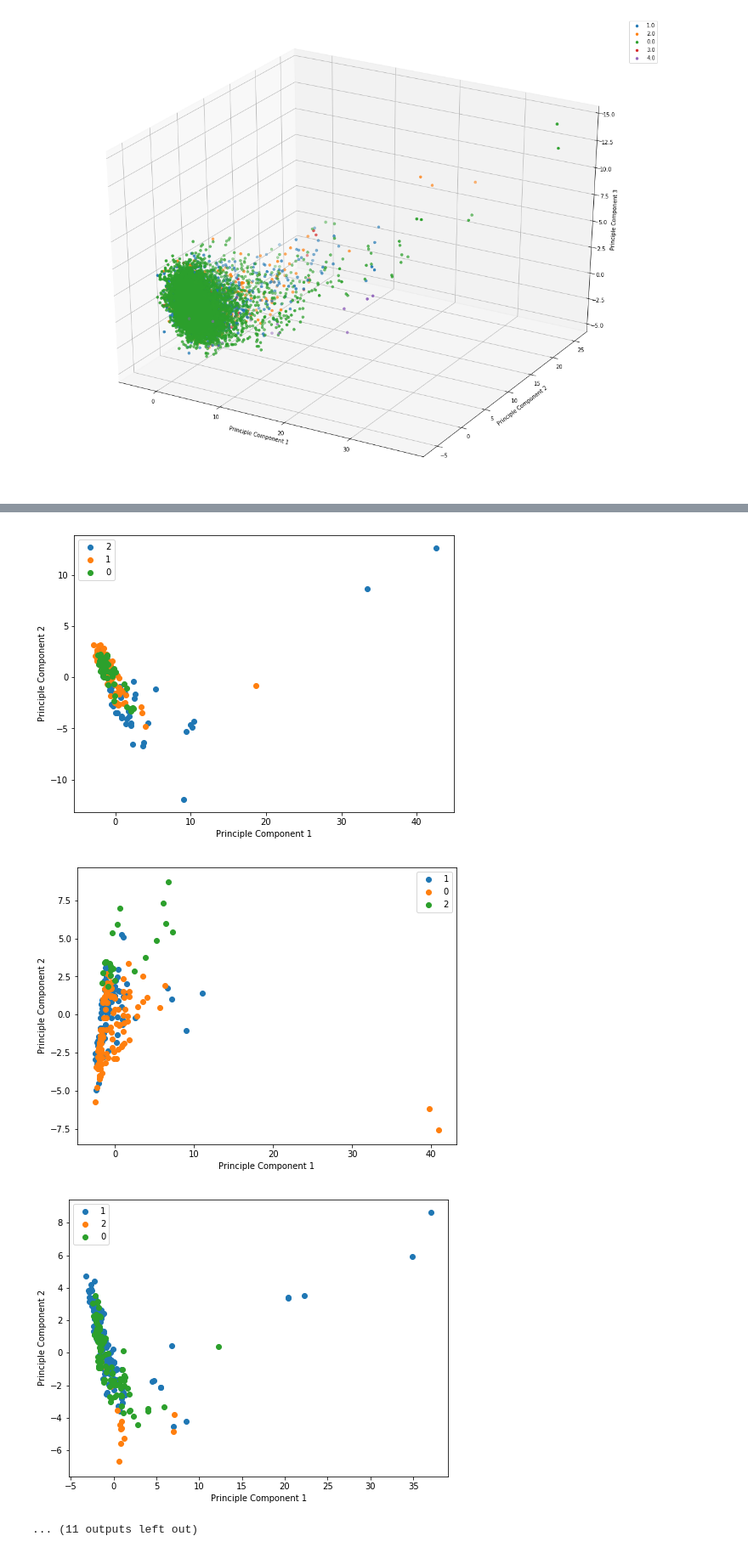
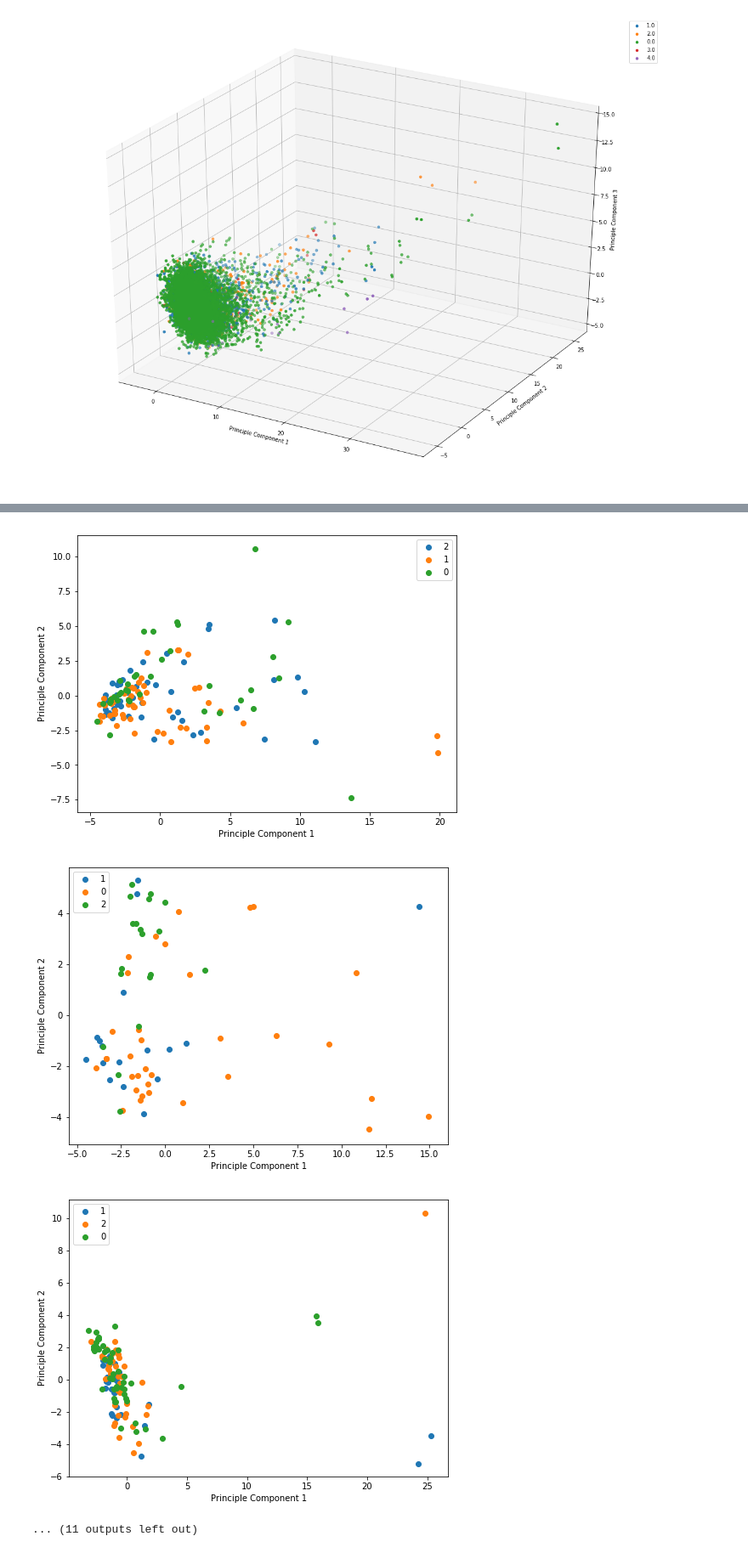
Before and after one commit to nshawen/CIS_PD, a Jupyter notebook: WatchDataPCAClustering.ipynb, the cells around one changed output, grey strips where cells are left out. Shown at 85% size. Saved outputs shown, nothing was run; the diff lists cells and outputs as text; code cells hidden in the pictures.

Commit message:
attempted to try clustering with filtered sitting/standing clips (via FFT scores) not much additional success in clustering PCA still unable to display much variance

```diff
--- a/WatchDataPCAClustering.ipynb
+++ b/WatchDataPCAClustering.ipynb
@@ -147,7 +147,7 @@ def TrainTestCluster(tasks, clusters):
 
     km = KMeans(n_clusters = clusters)
 
-    DataFeatures = pd.read_csv(os.path.join(features, 'Clinic Data', 'ClinicDataFeaturesX.csv'))
+    DataFeatures = pd.read_csv(os.path.join(features, 'Clinic Data', 'ClinicDataFeaturesX_FFTscoreFilt.csv'))
     indices = (x for x in range(len(DataFeatures)) if DataFeatures.TaskAbb.values[x] in tasks)
     DataFeatures = DataFeatures.loc[indices]
 
@@ -204,10 +204,10 @@ def TrainTestCluster(tasks, clusters):
 # tasks = ['Drnkg', 'Drwg', 'Fldg', 'FtnL', 'FtnR', 'NtsBts', 'RamL', 'RamR', 'Sheets', 'Sitng', 'SitStand', 'Stndg', 'Typg', 'Wlkg', 'WlkgCnt']
 # tasks = ['RamL', 'RamR']
 # tasks = ['FtnL', 'FtnR']
-tasks = ['Sitng', 'Stndg', 'Drwg']
+tasks = ['Sitng', 'Stndg']
 # tasks = ['Wlkg', 'WlkgCnt']
-# tasks = ['Fldg', 'Sheets', 'Drnkg', 'NtsBts', 'Typg']
+# tasks = ['Fldg', 'Sheets', 'Drnkg', 'NtsBts', 'Typg', 'Drwg']
 
-DataClusters, km = TrainTestCluster(tasks, 3)
+DataClusters, km, pca = TrainTestCluster(tasks, 3)
 # %% [output]
 Tasks Considered:
@@ -225,6 +224,6 @@ Tasks Considered:
-[figure, old version]
+[figure, new version]
-[figure, old version]
+[figure, new version]
-[figure, old version]
+[figure, new version]
 ... (11 outputs left out)
 # %%
 DataClusters.head()
```
Also changed, not shown: parts of 2 cells of this notebook.
